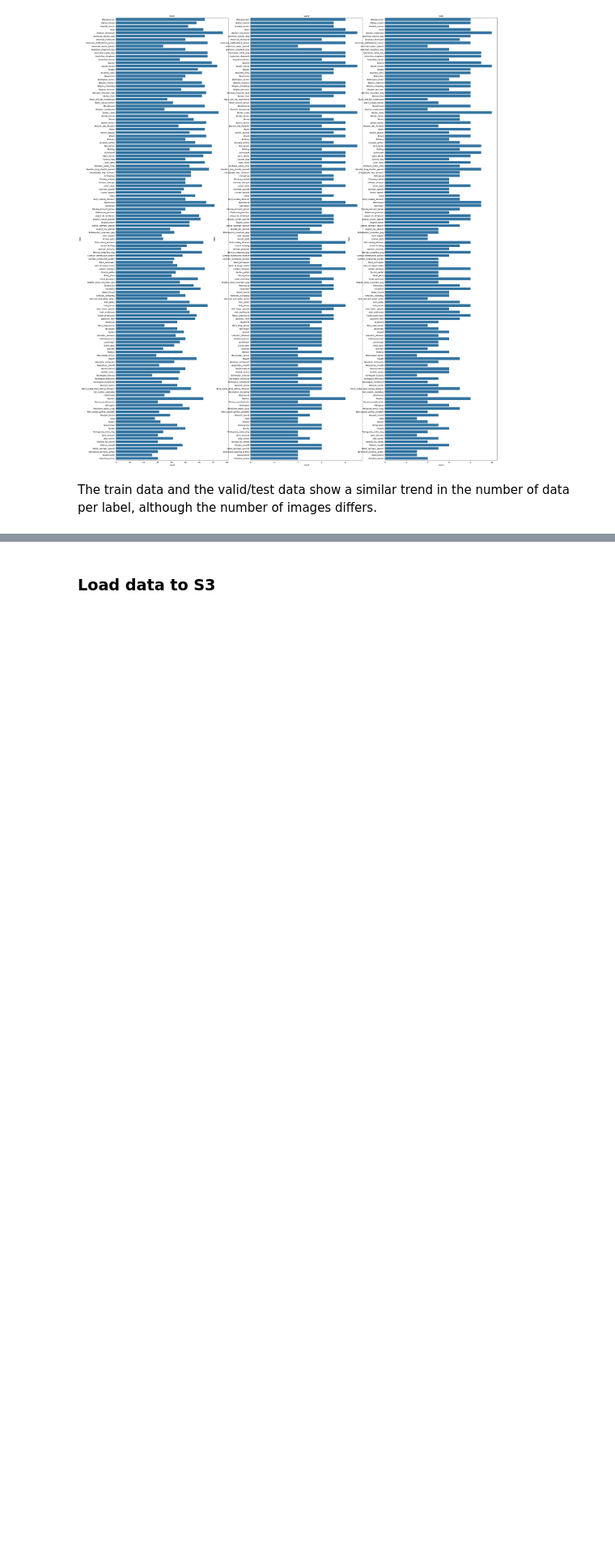
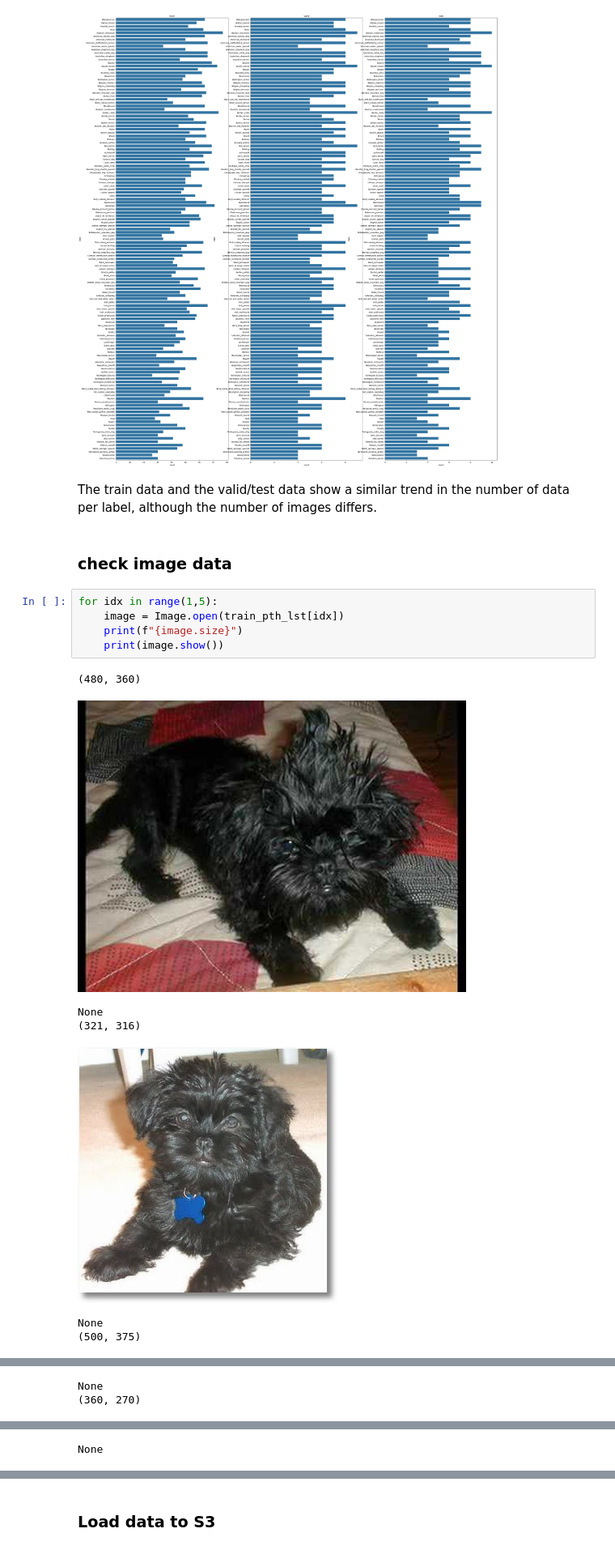
Before and after one commit to hitoshikumagai/nd009t-c3-deep-learning-topics-within-computer-vision-nlp-project-starter, a Jupyter notebook: train_and_deploy.ipynb, the cells around one changed output, grey strips where cells are left out. Shown at 81% size. Cells and saved outputs as stored; diff of their text form; blank space fills up the shorter version.

```diff
--- a/train_and_deploy.ipynb
+++ b/train_and_deploy.ipynb
@@ -113,3 +114,18 @@ plt.title('test');
 [figure]
 # %% [markdown]
 The train data and the valid/test data show a similar trend in the number of data per label, although the number of images differs.
+# %% [markdown]
+### check image data
+# %%
+for idx in range(1,5):
+    image = Image.open(train_pth_lst[idx])
+    print(f"{image.size}")
+    print(image.show())
+# %% [output]
+(480, 360)
+[figure, added]
+None
+(321, 316)
+[figure, added]
+None
+(500, 375)
@@ -115,0 +133,2 @@ The train data and the valid/test data show a similar trend in the number of dat
+None
+(360, 270)
@@ -115,0 +136 @@ The train data and the valid/test data show a similar trend in the number of dat
+None
```
Also changed, not shown: parts of 16 cells of this notebook.
